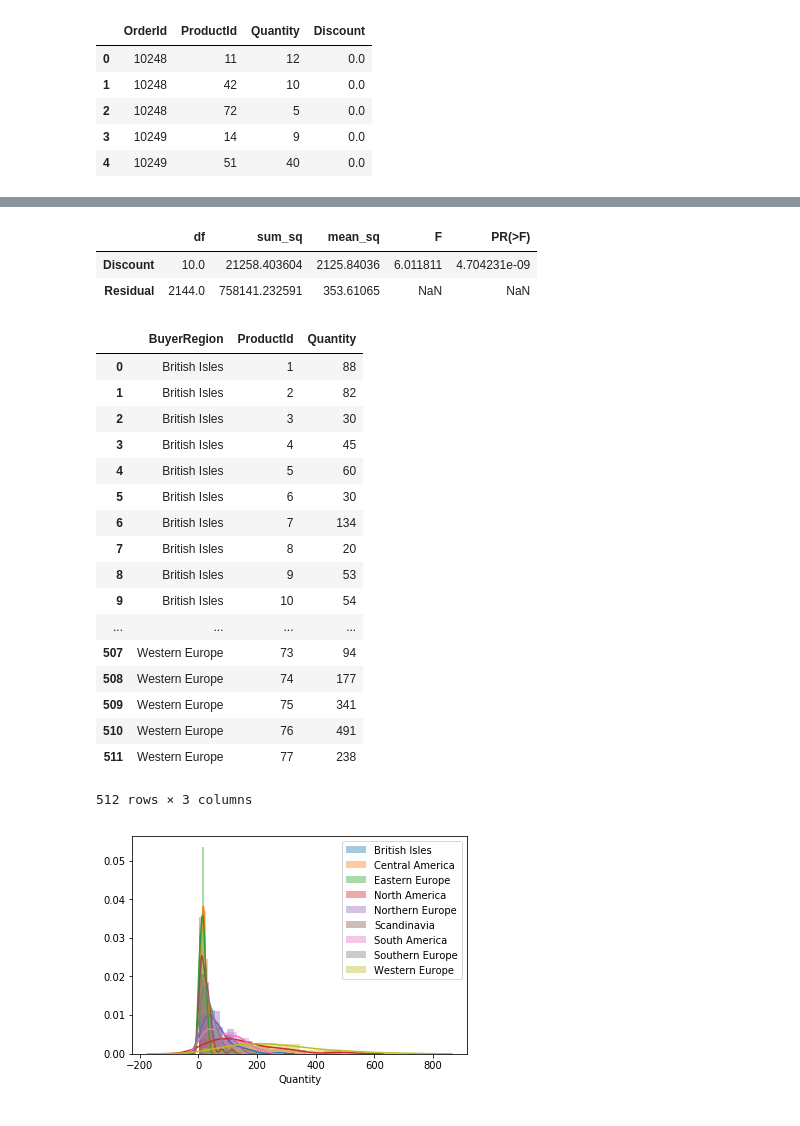
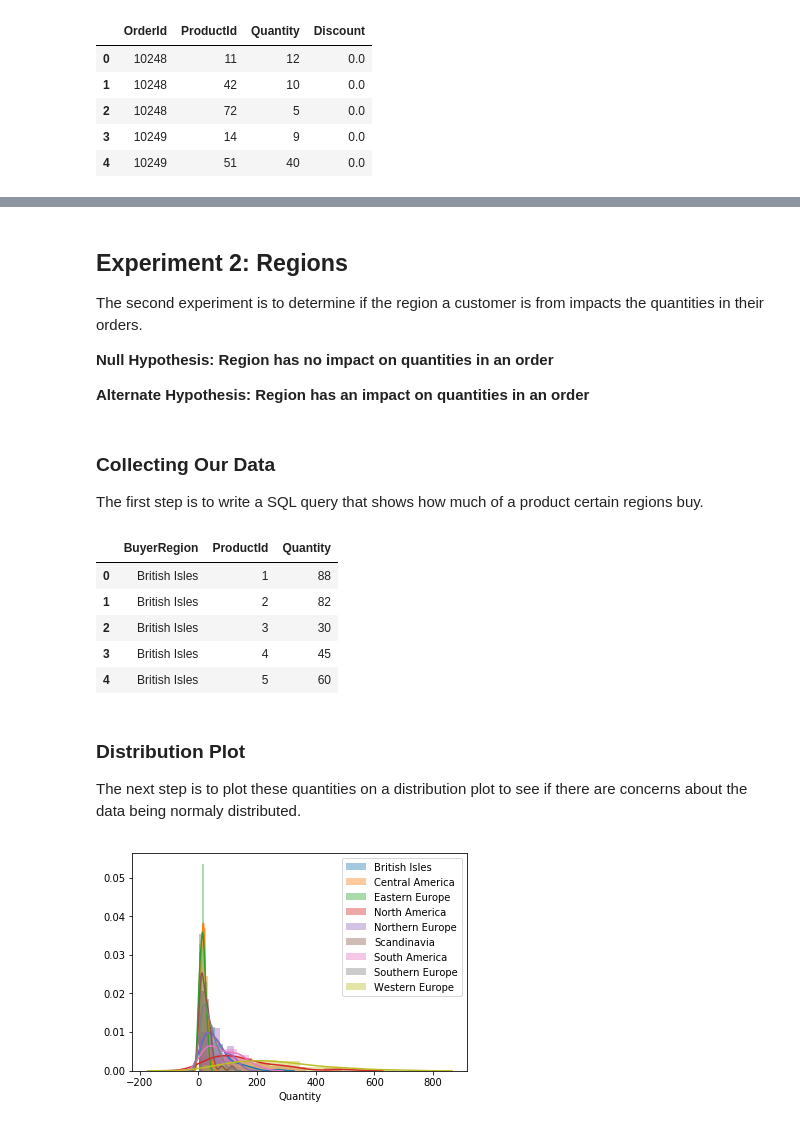
Before and after one commit to brendan-d-freeman/dsc-mod-3-project-online-ds-pt-081219, a Jupyter notebook: Hypothesis Testing.ipynb, the cells around one changed output, grey strips where cells are left out. Saved outputs shown, nothing was run; the diff lists cells and outputs as text; code cells hidden in the pictures.

```diff
--- a/Hypothesis Testing.ipynb
+++ b/Hypothesis Testing.ipynb
@@ -307,42 +165,37 @@ Warnings:
-# %%
-sms.stats.anova_lm(model)
-# %% [output]
-|  | df | sum_sq | mean_sq | F | PR(>F) |
-| Discount | 10.0 | 21258.403604 | 2125.84036 | 6.011811 | 4.704231e-09 |
-| Residual | 2144.0 | 758141.232591 | 353.61065 | NaN | NaN |
+# %% [markdown]
+## Experiment 2: Regions
+The second experiment is to determine if the region a customer is from impacts the quantities in their orders.
+
+**Null Hypothesis: Region has no impact on quantities in an order**
+
+**Alternate Hypothesis: Region has an impact on quantities in an order**
+# %% [markdown]
+### Collecting Our Data
+The first step is to write a SQL query that shows how much of a product certain regions buy.
 # %%
 cur.execute("""
     Select Customer.Region as BuyerRegion, ProductID, Sum(Quantity) as Quantity from Employee
     Join [Order]
     ON [Order].EmployeeID = Employee.ID
     Join OrderDetail
     ON [Order].ID = OrderDetail.OrderID
     JOIN Customer
     ON [Order].CustomerID = Customer.ID
     Group BY BuyerRegion, ProductID
 """)
 region_df = pd.DataFrame(cur.fetchall())
 region_df.columns = [x[0] for x in cur.description]
-region_df
+region_df.head()
 # %% [output]
 |  | BuyerRegion | ProductId | Quantity |
 | 0 | British Isles | 1 | 88 |
 | 1 | British Isles | 2 | 82 |
 | 2 | British Isles | 3 | 30 |
 | 3 | British Isles | 4 | 45 |
 | 4 | British Isles | 5 | 60 |
-| 5 | British Isles | 6 | 30 |
-| 6 | British Isles | 7 | 134 |
-| 7 | British Isles | 8 | 20 |
-| 8 | British Isles | 9 | 53 |
-| 9 | British Isles | 10 | 54 |
-| ... | ... | ... | ... |
-| 507 | Western Europe | 73 | 94 |
-| 508 | Western Europe | 74 | 177 |
-| 509 | Western Europe | 75 | 341 |
-| 510 | Western Europe | 76 | 491 |
-| 511 | Western Europe | 77 | 238 |
-512 rows × 3 columns
+# %% [markdown]
+### Distribution Plot
+The next step is to plot these quantities on a distribution plot to see if there are concerns about the data being normaly distributed.
 # %%
 for region in region_df['BuyerRegion'].unique():
     sns.distplot(region_df['Quantity'][region_df['BuyerRegion'] == region], label=region)
```
Also changed, not shown: parts of 60 cells of this notebook, 1 other file.
